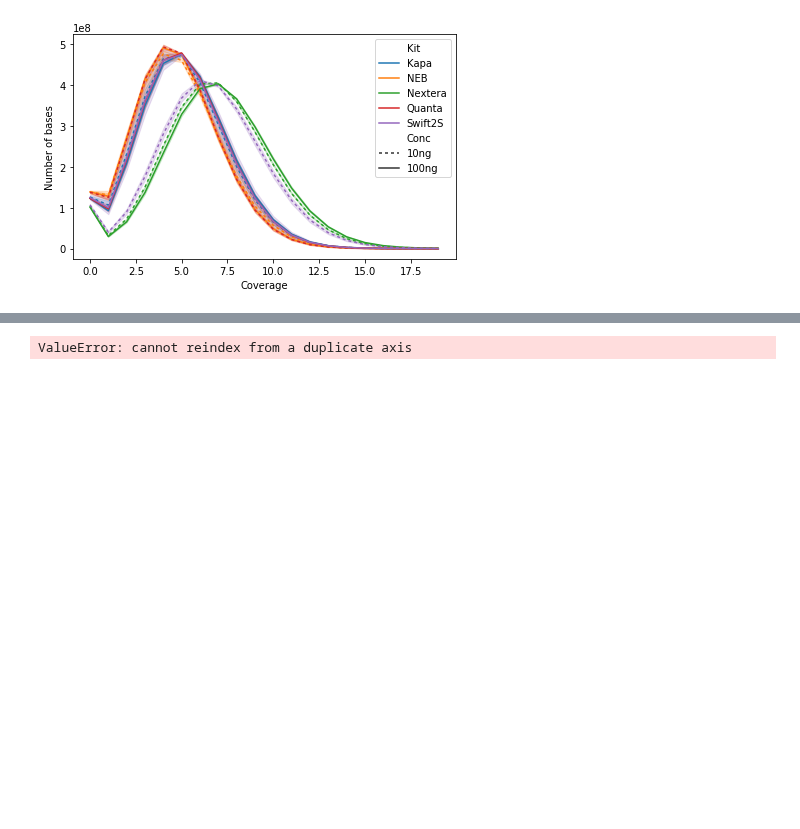
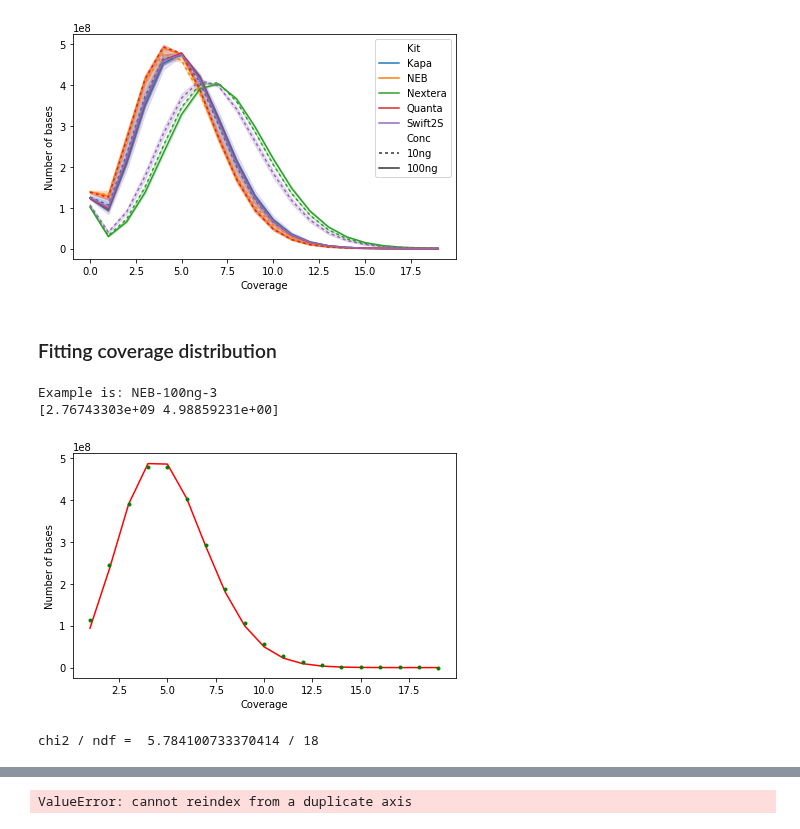
Before and after one commit to fa2k/comparison, a Jupyter notebook: b_Analysis.ipynb, the cells around one changed output, grey strips where cells are left out. Drawn from its saved outputs; the diff is of its cells as text; code cells hidden in the pictures; blank space fills up the shorter version.

Commit message:
Updated plots

```diff
--- a/b_Analysis.ipynb
+++ b/b_Analysis.ipynb
@@ -266,3 +270,33 @@ savefig("coverage_picard_all")
 plt.show()
 # %% [output]
 [figure]
+# %% [markdown]
+### Fitting coverage distribution
+# %%
+def possion_fit_func(k, norm, mu):
+    return norm * poisson.pmf(k, mu)
+# %%
+example = df.iloc[1, :]
+print("Example is:", example.LIBRARY)
+
+x = example['coverage'][1:20]
+y = np.array(example['high_quality_coverage_count'][1:20])
+norm0 = sum(y)
+
+parameters, cov_matrix, infodict, errmsg, ier = curve_fit(possion_fit_func, x, y, p0=[norm0, 5], full_output=True)
+print(parameters)
+
+plt.plot(x, possion_fit_func(x, *parameters), 'r-')
+plt.plot(x, y, 'g.')
+plt.ylabel("Number of bases")
+plt.xlabel("Coverage")
+plt.show()
+
+ndf = len(y) - 1
+chisq = np.sum(((y - possion_fit_func(x, *parameters)) / (np.sqrt(y))**2))
+print ("chi2 / ndf = ", chisq, "/", ndf)
+# %% [output]
+Example is: NEB-100ng-3
+[2.76743303e+09 4.98859231e+00]
+[figure, added]
+chi2 / ndf =  5.784100733370414 / 18
```
Also changed, not shown: parts of 27 cells of this notebook.
